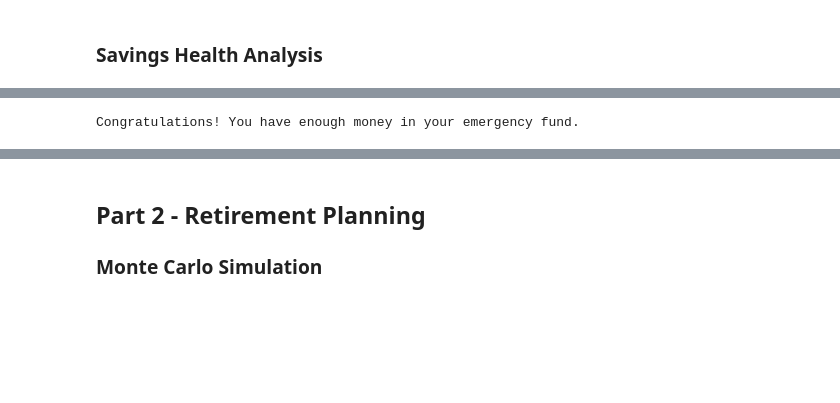
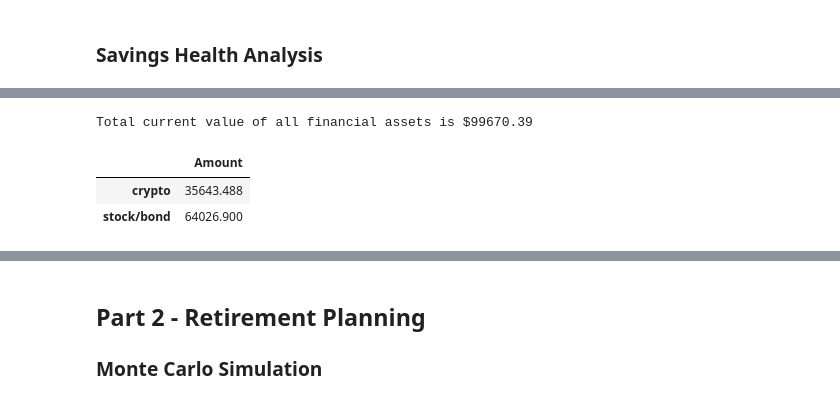
Before and after one commit to omarmoreta/Financial-Planning, a Jupyter notebook: Starter_Code/financial-planner.ipynb, the cells around one changed output, grey strips where cells are left out. Cells and saved outputs as stored; diff of their text form; code cells hidden in the pictures; blank space fills up the shorter version.

```diff
--- a/Starter_Code/financial-planner.ipynb
+++ b/Starter_Code/financial-planner.ipynb
@@ -21,7 +22,8 @@ True
 ### Collect Crypto Prices Using the `requests` Library
 # %%
 # Set current amount of crypto assets
-# YOUR CODE HERE!
+btc_amount = 1.2
+eth_amount = 5.3
 # %%
 # Crypto API URLs
 btc_url = "https://api.alternative.me/v2/ticker/Bitcoin/?convert=USD"
@@ -89,6 +123,11 @@ timeframe = "1Day"
 # %%
 # Pick AGG and SPY close prices
-# YOUR CODE HERE!
+agg_close_price = stock_price_df["AGG"]["close"]
+spy_close_price = stock_price_df["SPY"]["close"]
+
+# Convert data to float
+spy_close_price = float(spy_close_price)
+agg_close_price = float(agg_close_price)
 
 # Print AGG and SPY close prices
 print(f"Current AGG closing price: ${agg_close_price}")
@@ -133,11 +154,23 @@ display(df_savings)
-# %%
-# Set ideal emergency fund
-emergency_fund = monthly_income * 3
-
-# Calculate total amount of savings
-# YOUR CODE HERE!
-
-# Validate saving health
-# YOUR CODE HERE!
-# %% [output]
-Congratulations! You have enough money in your emergency fund.
+# %%
+# Set monthly household income
+monthly_income = 12000
+
+# Consolidate financial assets data
+total_assets = crypto_value + portfolio_value
+print(f"Total current value of all financial assets is ${total_assets:.2f}")
+
+# Create savings DataFrame
+savings_data = [crypto_value, portfolio_value]
+savings_df = pd.DataFrame(
+    savings_data,
+    columns= ["Amount"],
+    index= ["crypto", "stock/bond"]
+)
+
+# Display savings DataFrame
+display(savings_df)
+# %% [output]
+Total current value of all financial assets is $99670.39
+|  | Amount |
+| crypto | 35643.488 |
+| stock/bond | 64026.900 |
```
Also changed, not shown: parts of 13 cells of this notebook.
